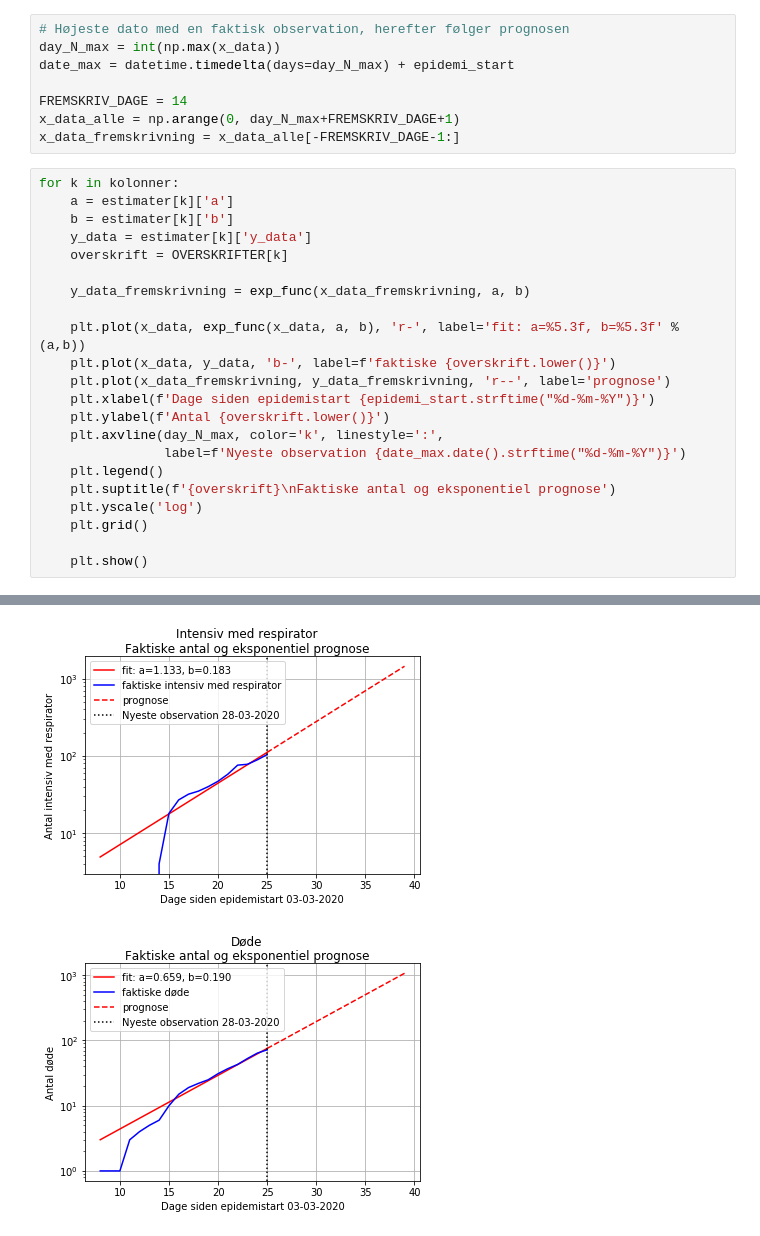
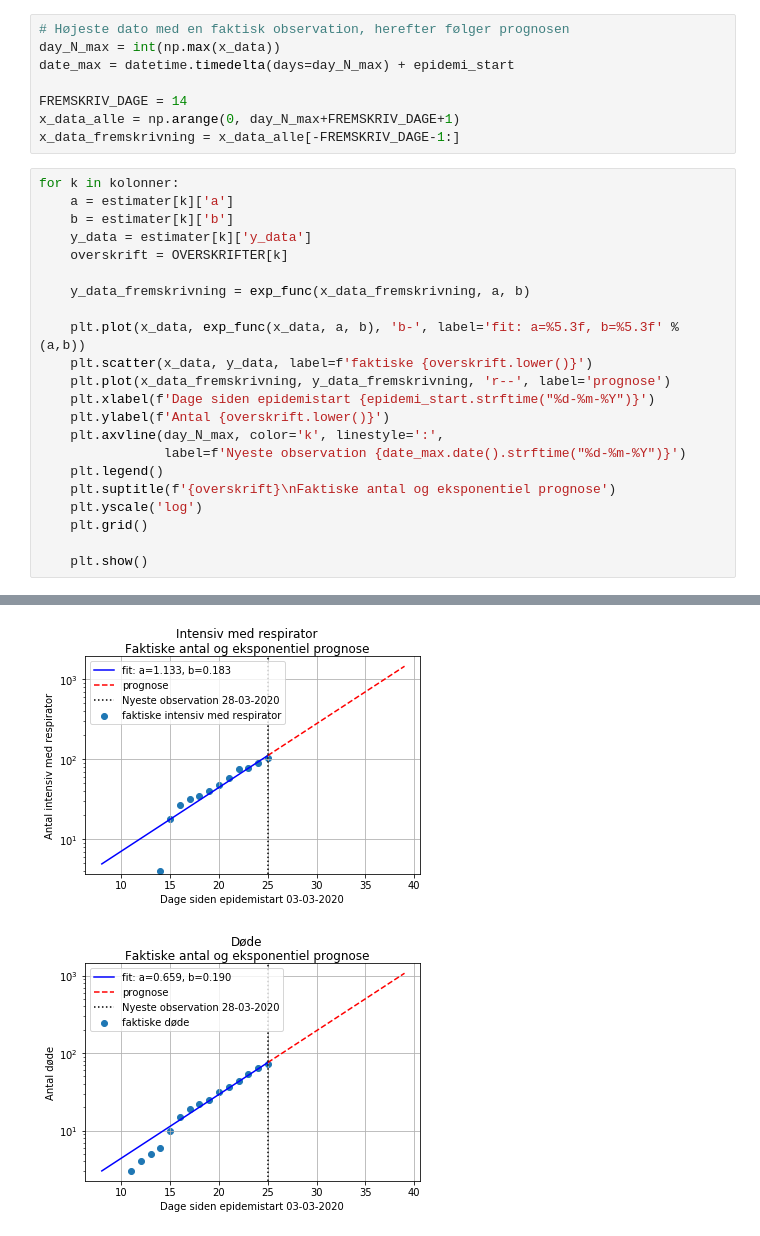
Before and after one commit to covid-19-sim/covid-19-dk, a Jupyter notebook: prognoser/eksponentiel_prognose.ipynb, the cells around one changed output, grey strips where cells are left out. Cells and saved outputs as stored; diff of their text form.

```diff
--- a/prognoser/eksponentiel_prognose.ipynb
+++ b/prognoser/eksponentiel_prognose.ipynb
@@ -152,8 +152,8 @@ for k in kolonner:
 
     y_data_fremskrivning = exp_func(x_data_fremskrivning, a, b)
 
-    plt.plot(x_data, exp_func(x_data, a, b), 'r-', label='fit: a=%5.3f, b=%5.3f' % (a,b))
-    plt.plot(x_data, y_data, 'b-', label=f'faktiske {overskrift.lower()}')
+    plt.plot(x_data, exp_func(x_data, a, b), 'b-', label='fit: a=%5.3f, b=%5.3f' % (a,b))
+    plt.scatter(x_data, y_data, label=f'faktiske {overskrift.lower()}')
     plt.plot(x_data_fremskrivning, y_data_fremskrivning, 'r--', label='prognose')
     plt.xlabel(f'Dage siden epidemistart {epidemi_start.strftime("%d-%m-%Y")}')
     plt.ylabel(f'Antal {overskrift.lower()}')
@@ -171,2 +171,2 @@ for k in kolonner:
-[figure, old version]
+[figure, new version]
-[figure, old version]
+[figure, new version]
```
Also changed, not shown: parts of 1 cell of this notebook.
